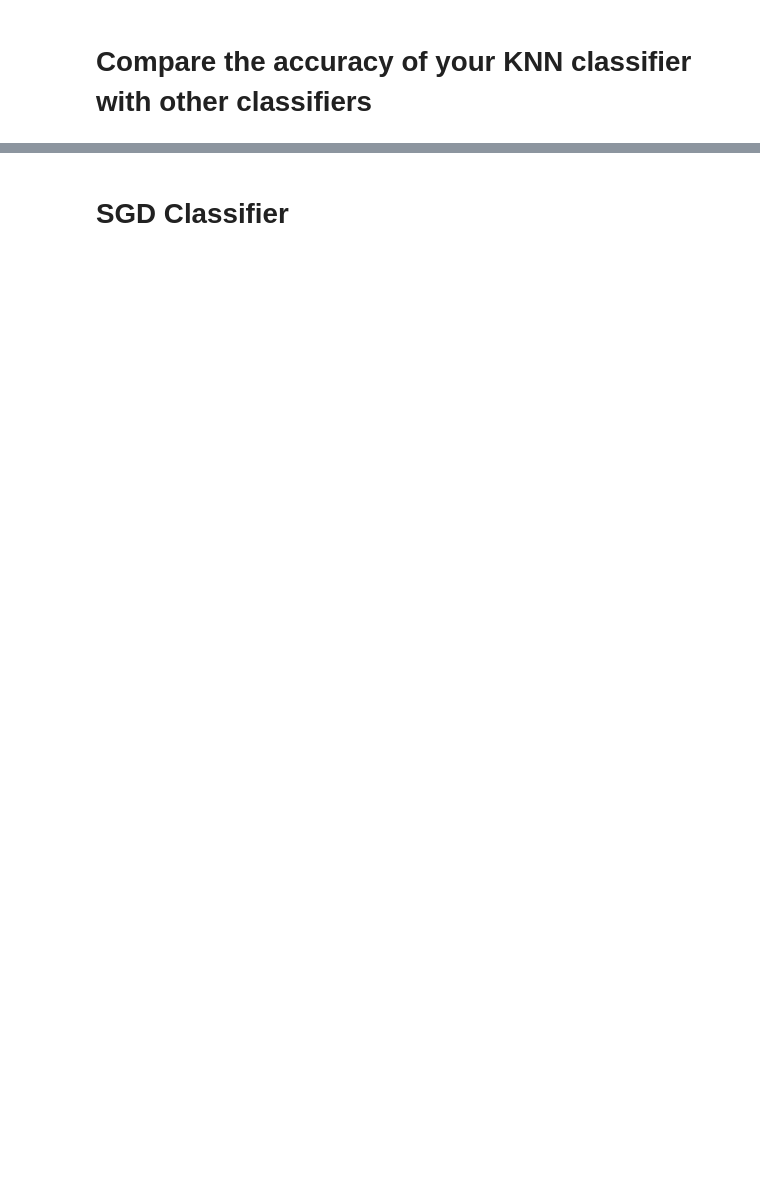
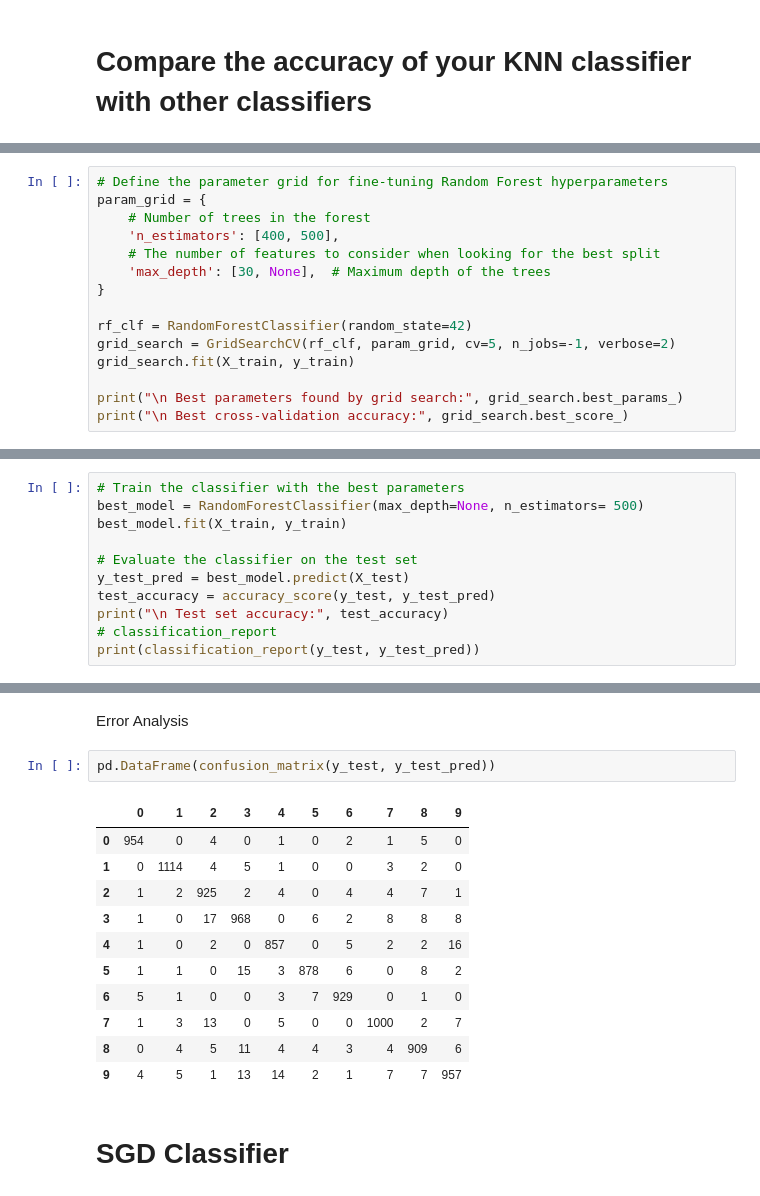
Before and after one commit to Osman-Dawood/Assinment-2, a Jupyter notebook: Report4.ipynb, the cells around one changed output, grey strips where cells are left out. Cells and saved outputs as stored; diff of their text form; blank space fills up the shorter version.

```diff
--- a/Report4.ipynb
+++ b/Report4.ipynb
@@ -155,0 +147,15 @@ KeyboardInterrupt
+# %%
+# Define the parameter grid for fine-tuning Random Forest hyperparameters
+param_grid = {
+    # Number of trees in the forest
+    'n_estimators': [400, 500],
+    # The number of features to consider when looking for the best split
+    'max_depth': [30, None],  # Maximum depth of the trees
+}
+
+rf_clf = RandomForestClassifier(random_state=42)
+grid_search = GridSearchCV(rf_clf, param_grid, cv=5, n_jobs=-1, verbose=2)
+grid_search.fit(X_train, y_train)
+
+print("\n Best parameters found by grid search:", grid_search.best_params_)
+print("\n Best cross-validation accuracy:", grid_search.best_score_)
@@ -155,0 +164,11 @@ KeyboardInterrupt
+# %%
+# Train the classifier with the best parameters
+best_model = RandomForestClassifier(max_depth=None, n_estimators= 500)
+best_model.fit(X_train, y_train)
+
+# Evaluate the classifier on the test set
+y_test_pred = best_model.predict(X_test)
+test_accuracy = accuracy_score(y_test, y_test_pred)
+print("\n Test set accuracy:", test_accuracy)
+# classification_report
+print(classification_report(y_test, y_test_pred))
@@ -156,3 +193,19 @@ KeyboardInterrupt
+# %% [markdown]
+Error Analysis
+# %%
+pd.DataFrame(confusion_matrix(y_test, y_test_pred))
+# %% [output]
+|  | 0 | 1 | 2 | 3 | 4 | 5 | 6 | 7 | 8 | 9 |
+| 0 | 954 | 0 | 4 | 0 | 1 | 0 | 2 | 1 | 5 | 0 |
+| 1 | 0 | 1114 | 4 | 5 | 1 | 0 | 0 | 3 | 2 | 0 |
+| 2 | 1 | 2 | 925 | 2 | 4 | 0 | 4 | 4 | 7 | 1 |
+| 3 | 1 | 0 | 17 | 968 | 0 | 6 | 2 | 8 | 8 | 8 |
+| 4 | 1 | 0 | 2 | 0 | 857 | 0 | 5 | 2 | 2 | 16 |
+| 5 | 1 | 1 | 0 | 15 | 3 | 878 | 6 | 0 | 8 | 2 |
+| 6 | 5 | 1 | 0 | 0 | 3 | 7 | 929 | 0 | 1 | 0 |
+| 7 | 1 | 3 | 13 | 0 | 5 | 0 | 0 | 1000 | 2 | 7 |
+| 8 | 0 | 4 | 5 | 11 | 4 | 4 | 3 | 4 | 909 | 6 |
+| 9 | 4 | 5 | 1 | 13 | 14 | 2 | 1 | 7 | 7 | 957 |
 # %% [markdown]
 # SGD Classifier
 # %%
```
Also changed, not shown: parts of 19 cells of this notebook.
